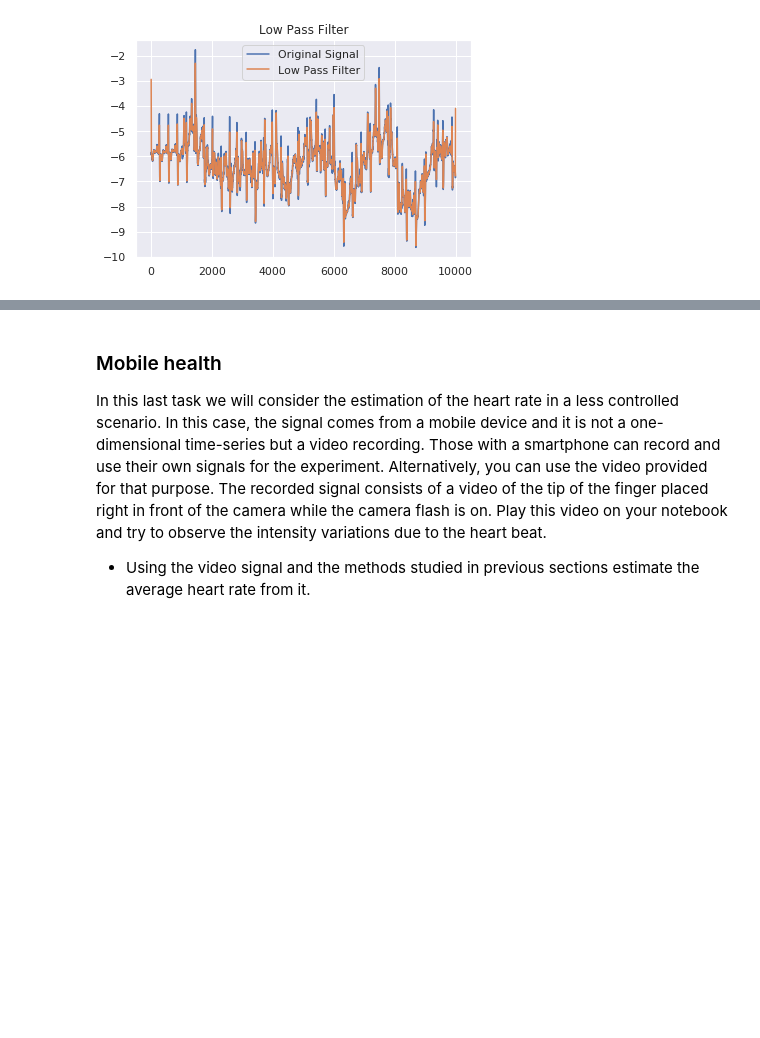
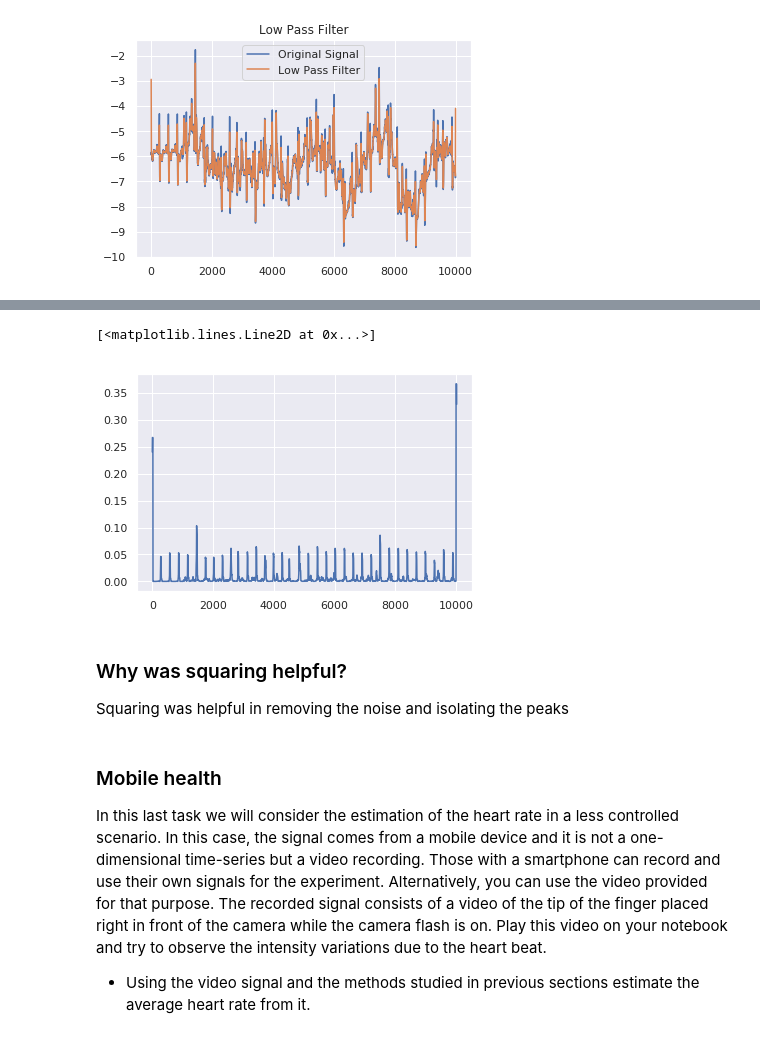
Before and after one commit to varose99/ds4bme, a Jupyter notebook: ecglab.ipynb, the cells around one changed output, grey strips where cells are left out. Drawn from its saved outputs; the diff is of its cells as text; code cells hidden in the pictures; blank space fills up the shorter version.

```diff
--- a/ecglab.ipynb
+++ b/ecglab.ipynb
@@ -270,3 +282,14 @@ plt.plot(peaks_guess, normalized[peaks_guess], "x")
+# %%
+# Filter of 20
+box = [1/20]*20
+integration = np.convolve(box,diff_square)
+plt.plot(integration)
+# %% [output]
+[<matplotlib.lines.Line2D at 0x...>]
+[figure, added]
+# %% [markdown]
+### Why was squaring helpful?
+Squaring was helpful in removing the noise and isolating the peaks
 # %% [markdown]
 ### Mobile health
 In this last task we will consider the estimation of the heart rate in a less controlled scenario. In this case,
```
Also changed, not shown: parts of 2 cells of this notebook.
